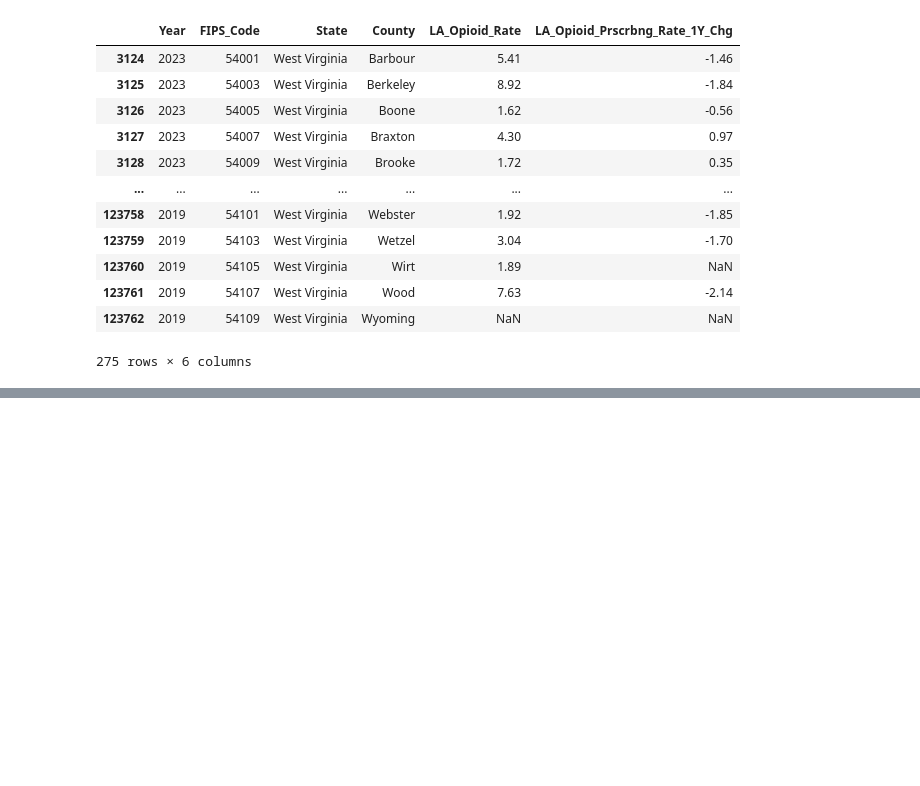
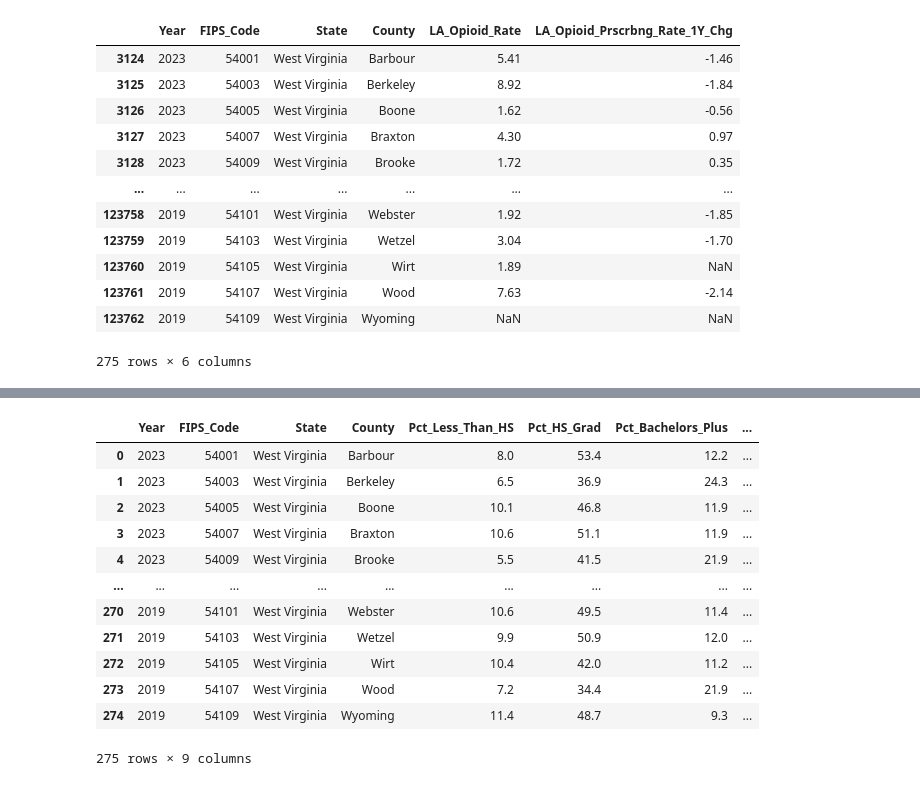
Before and after one commit to vyarabad/The-Intervention-Task-Force, a Jupyter notebook: notebooks/virginia_opioid.ipynb, the cells around one changed output, grey strips where cells are left out. Saved outputs shown, nothing was run; the diff lists cells and outputs as text; code cells hidden in the pictures; blank space fills up the shorter version.

```diff
--- a/notebooks/virginia_opioid.ipynb
+++ b/notebooks/virginia_opioid.ipynb
@@ -153,0 +182,27 @@ west_virginia_opioid_df
+# %%
+master = master[[
+    "Year",
+    "FIPS_Code",
+    "State",
+    "County",
+    "Pct_Less_Than_HS",
+    "Pct_HS_Grad",
+    "Pct_Bachelors_Plus",
+    "LA_Opioid_Rate",
+    "LA_Opioid_Prscrbng_Rate_1Y_Chg",
+]]
+master
+# %% [output]
+|  | Year | FIPS_Code | State | County | Pct_Less_Than_HS | Pct_HS_Grad | Pct_Bachelors_Plus | ... |
+| 0 | 2023 | 54001 | West Virginia | Barbour | 8.0 | 53.4 | 12.2 | ... |
+| 1 | 2023 | 54003 | West Virginia | Berkeley | 6.5 | 36.9 | 24.3 | ... |
+| 2 | 2023 | 54005 | West Virginia | Boone | 10.1 | 46.8 | 11.9 | ... |
+| 3 | 2023 | 54007 | West Virginia | Braxton | 10.6 | 51.1 | 11.9 | ... |
+| 4 | 2023 | 54009 | West Virginia | Brooke | 5.5 | 41.5 | 21.9 | ... |
+| ... | ... | ... | ... | ... | ... | ... | ... | ... |
+| 270 | 2019 | 54101 | West Virginia | Webster | 10.6 | 49.5 | 11.4 | ... |
+| 271 | 2019 | 54103 | West Virginia | Wetzel | 9.9 | 50.9 | 12.0 | ... |
+| 272 | 2019 | 54105 | West Virginia | Wirt | 10.4 | 42.0 | 11.2 | ... |
+| 273 | 2019 | 54107 | West Virginia | Wood | 7.2 | 34.4 | 21.9 | ... |
+| 274 | 2019 | 54109 | West Virginia | Wyoming | 11.4 | 48.7 | 9.3 | ... |
+275 rows × 9 columns
```
Also changed, not shown: parts of 5 cells of this notebook, 4 other files.
